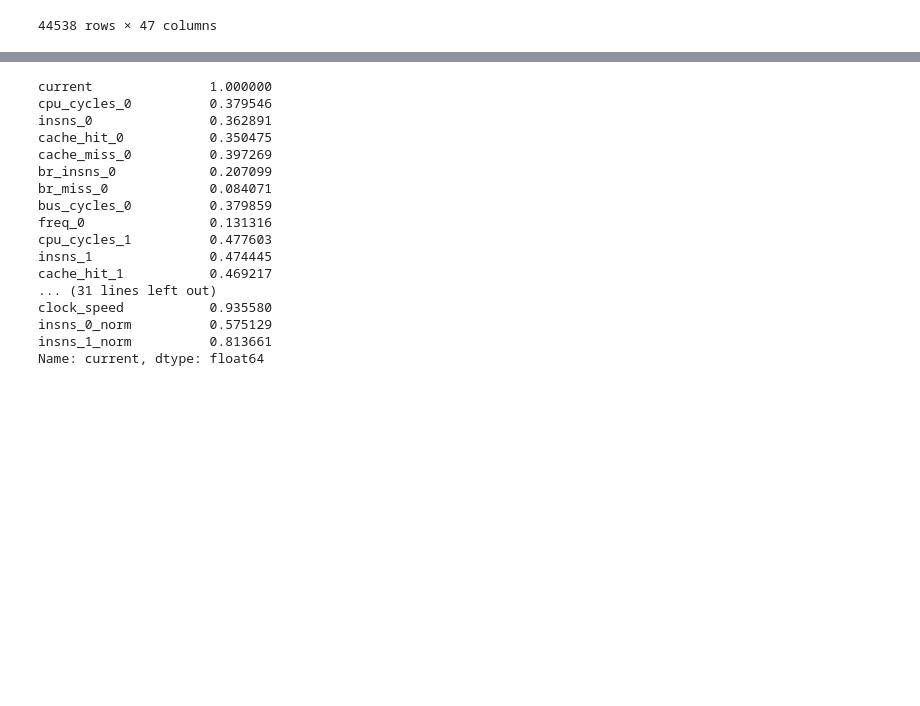
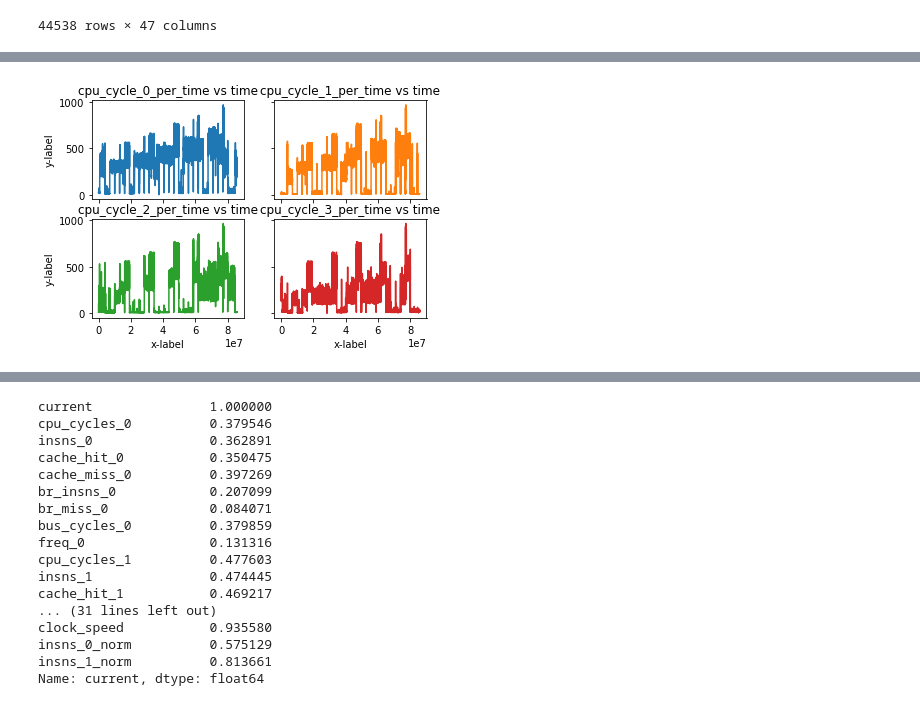
Before and after one commit to radshield/raspi-sel, a Jupyter notebook: analysis/perf_numa.ipynb, the cells around one changed output, grey strips where cells are left out. Cells and saved outputs as stored; diff of their text form; code cells hidden in the pictures; blank space fills up the shorter version.

Commit message:
added column/time to df and code for hyperparameter tuning for rf

```diff
--- a/analysis/perf_numa.ipynb
+++ b/analysis/perf_numa.ipynb
@@ -52,3 +52,25 @@ cpu_df
 | 44537 | 85871770 | 1.864 | 380460 | 278786 | 103895 | 997 | 71127 | 1737 | ... |
 | 44538 | 85873323 | 1.864 | 381035 | 279769 | 104389 | 985 | 71241 | 1773 | ... |
 44538 rows × 47 columns
+# %%
+#cpu cycles over time
+cpu_df['cpu_cycle_0_per_time'] = cpu_df['cpu_cycles_0']  / (cpu_df['time'] - cpu_df['time'].shift())
+cpu_df['cpu_cycle_1_per_time'] = cpu_df['cpu_cycles_1']  / (cpu_df['time'] - cpu_df['time'].shift())
+cpu_df['cpu_cycle_2_per_time'] = cpu_df['cpu_cycles_2']  / (cpu_df['time'] - cpu_df['time'].shift())
+cpu_df['cpu_cycle_3_per_time'] = cpu_df['cpu_cycles_3']  / (cpu_df['time'] - cpu_df['time'].shift())
+#isn't clockspeed instructions/time?
+#branch miss rate over time
+cpu_df['br_miss_0_per_time'] = cpu_df['br_miss_0']  / (cpu_df['time'] - cpu_df['time'].shift())
+cpu_df['br_miss_1_per_time'] = cpu_df['br_miss_1']  / (cpu_df['time'] - cpu_df['time'].shift())
+cpu_df['br_miss_2_per_time'] = cpu_df['br_miss_2']  / (cpu_df['time'] - cpu_df['time'].shift())
+cpu_df['br_miss_3_per_time'] = cpu_df['br_miss_3']  / (cpu_df['time'] - cpu_df['time'].shift())
+#cache_miss_rate over time
+cpu_df['cache_miss_0_per_time'] = cpu_df['cache_miss_0']  / (cpu_df['time'] - cpu_df['time'].shift())
+cpu_df['cache_miss_1_per_time'] = cpu_df['cache_miss_1']  / (cpu_df['time'] - cpu_df['time'].shift())
+cpu_df['cache_miss_2_per_time'] = cpu_df['cache_miss_2']  / (cpu_df['time'] - cpu_df['time'].shift())
+cpu_df['cache_miss_3_per_time'] = cpu_df['cache_miss_3']  / (cpu_df['time'] - cpu_df['time'].shift())
+#cache_hit_rate over time
+cpu_df['cache_hit_0_per_time'] = cpu_df['cache_hit_0']  / (cpu_df['time'] - cpu_df['time'].shift())
+cpu_df['cache_hit_1_per_time'] = cpu_df['cache_hit_1']  / (cpu_df['time'] - cpu_df['time'].shift())
+cpu_df['cache_hit_2_per_time'] = cpu_df['cache_hit_2']  / (cpu_df['time'] - cpu_df['time'].shift())
+cpu_df['cache_hit_3_per_time'] = cpu_df['cache_hit_3']  / (cpu_df['time'] - cpu_df['time'].shift())
@@ -54,0 +108,19 @@ cpu_df
+# %%
+fig, axs = plt.subplots(2, 2)
+axs[0, 0].plot(cpu_df.time, cpu_df['cpu_cycle_0_per_time'])
+axs[0, 0].set_title('cpu_cycle_0_per_time vs time')
+axs[0, 1].plot(cpu_df.time, cpu_df['cpu_cycle_1_per_time'], 'tab:orange')
+axs[0, 1].set_title('cpu_cycle_1_per_time vs time')
+axs[1, 0].plot(cpu_df.time, cpu_df['cpu_cycle_2_per_time'], 'tab:green')
+axs[1, 0].set_title('cpu_cycle_2_per_time vs time')
+axs[1, 1].plot(cpu_df.time, cpu_df['cpu_cycle_3_per_time'], 'tab:red')
+axs[1, 1].set_title('cpu_cycle_3_per_time vs time')
+
+for ax in axs.flat:
+    ax.set(xlabel='x-label', ylabel='y-label')
+
+# Hide x labels and tick labels for top plots and y ticks for right plots.
+for ax in axs.flat:
+    ax.label_outer()
+# %% [output]
+[figure, added]
```
Also changed, not shown: parts of 12 cells of this notebook.
